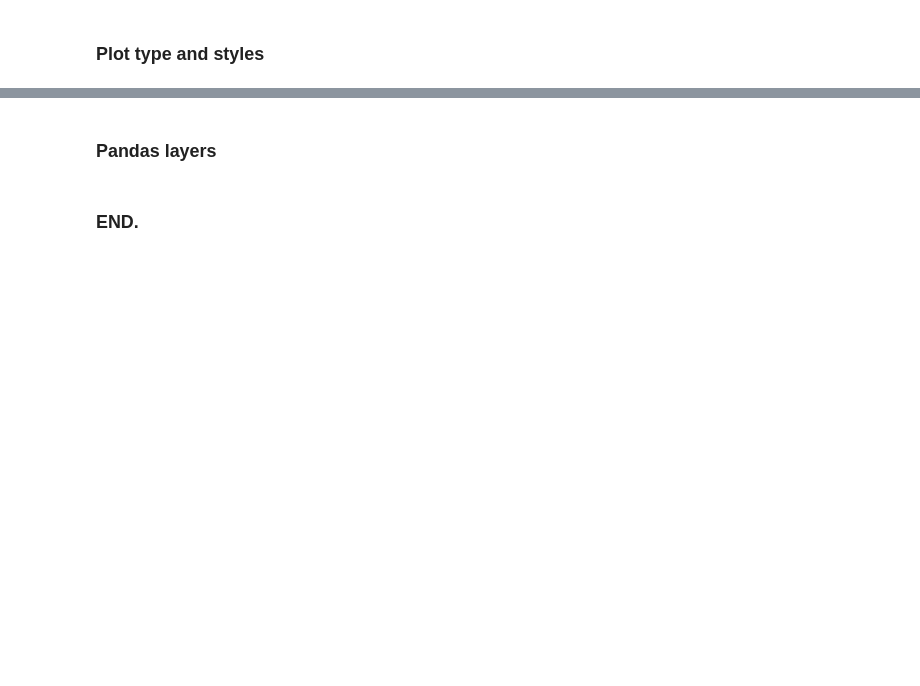
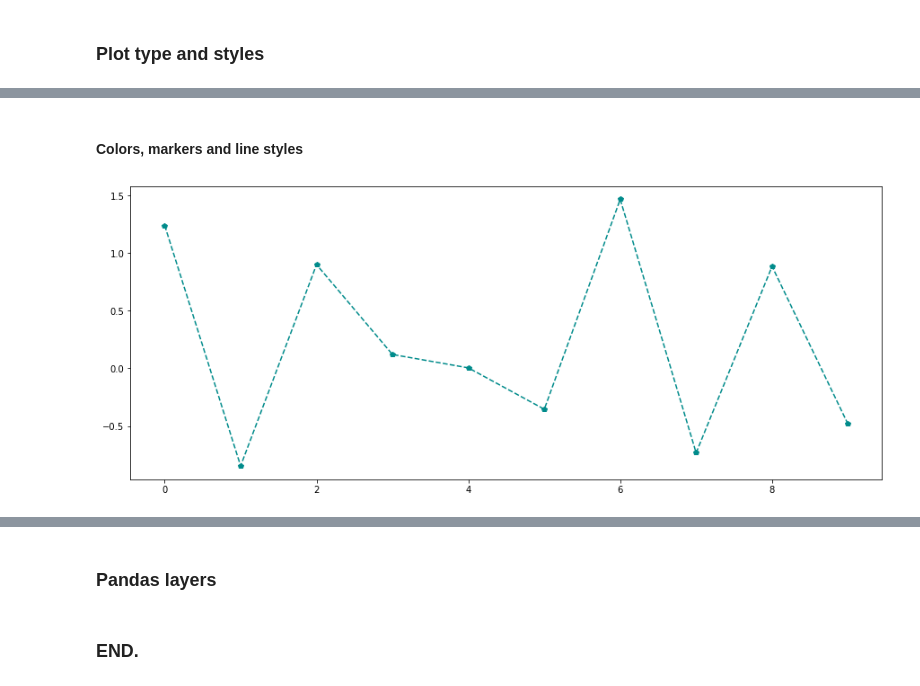
Before and after one commit to caiquemiranda/python-econometrics, a Jupyter notebook: 04-Visual-illustrations.ipynb, the cells around one changed output, grey strips where cells are left out. Saved outputs shown, nothing was run; the diff lists cells and outputs as text; code cells hidden in the pictures; blank space fills up the shorter version.

```diff
--- a/04-Visual-illustrations.ipynb
+++ b/04-Visual-illustrations.ipynb
@@ -64,0 +115,15 @@ fig.savefig("data/content.pdf")
+# %% [markdown]
+#### Colors, markers and line styles
+# %%
+# Styles
+
+fig, ax = plt.subplots(1, figsize=(15, 6))
+
+ax.plot(randn(10),
+        linestyle="--",
+        color="darkcyan",
+        marker="p")
+
+fig.savefig("data/style.pdf")
+# %% [output]
+[figure, added]
```
Also changed, not shown: parts of 7 cells of this notebook, 5 other files.
